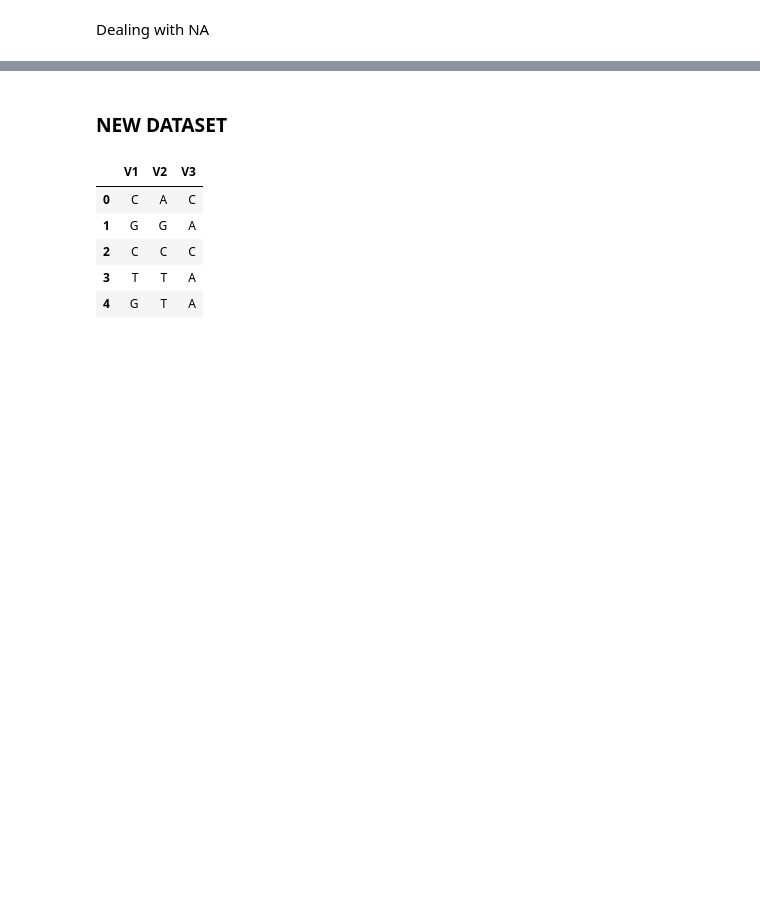
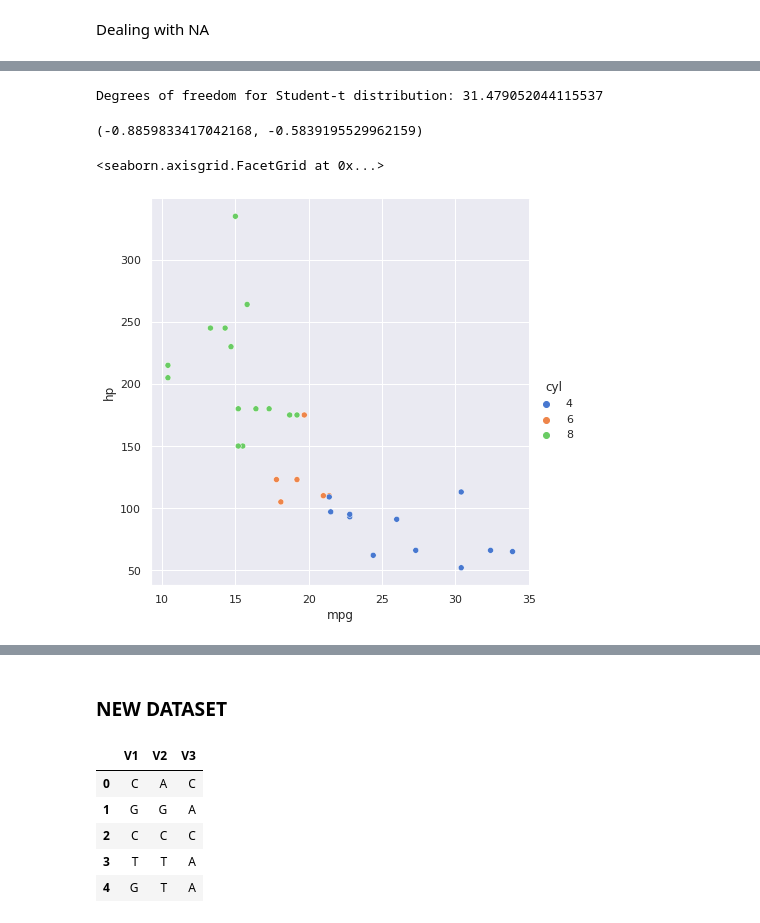
Before and after one commit to Osfory/Statistical_and_Data_Analysis_Test_area, a Jupyter notebook: Python/My_First_Chapter - Exploratory_DA.ipynb, the cells around one changed output, grey strips where cells are left out. Saved outputs shown, nothing was run; the diff lists cells and outputs as text; code cells hidden in the pictures; blank space fills up the shorter version.

```diff
--- a/Python/My_First_Chapter - Exploratory_DA.ipynb
+++ b/Python/My_First_Chapter - Exploratory_DA.ipynb
@@ -95,0 +244,14 @@ p_value = st.fisher_exact(d)[1]
+# %%
+print('Degrees of freedom for Student-t distribution: ' + str(degreesOfFreedom(mtcar_df["mpg"], mtcar_df["hp"])))
+# %% [output]
+Degrees of freedom for Student-t distribution: 31.479052044115537
+# %%
+r_confidence_interval(st.pearsonr(mtcar_df["mpg"], mtcar_df["hp"])[0], .95, 31.479)
+# %% [output]
+(-0.8859833417042168, -0.5839195529962159)
+# %%
+sns.set_theme(style="darkgrid")
+sns.relplot(x="mpg", y="hp", hue="cyl", palette="muted", height=6, data=mtcar_df)
+# %% [output]
+<seaborn.axisgrid.FacetGrid at 0x...>
+[figure, added]
```
Also changed, not shown: parts of 30 cells of this notebook.
